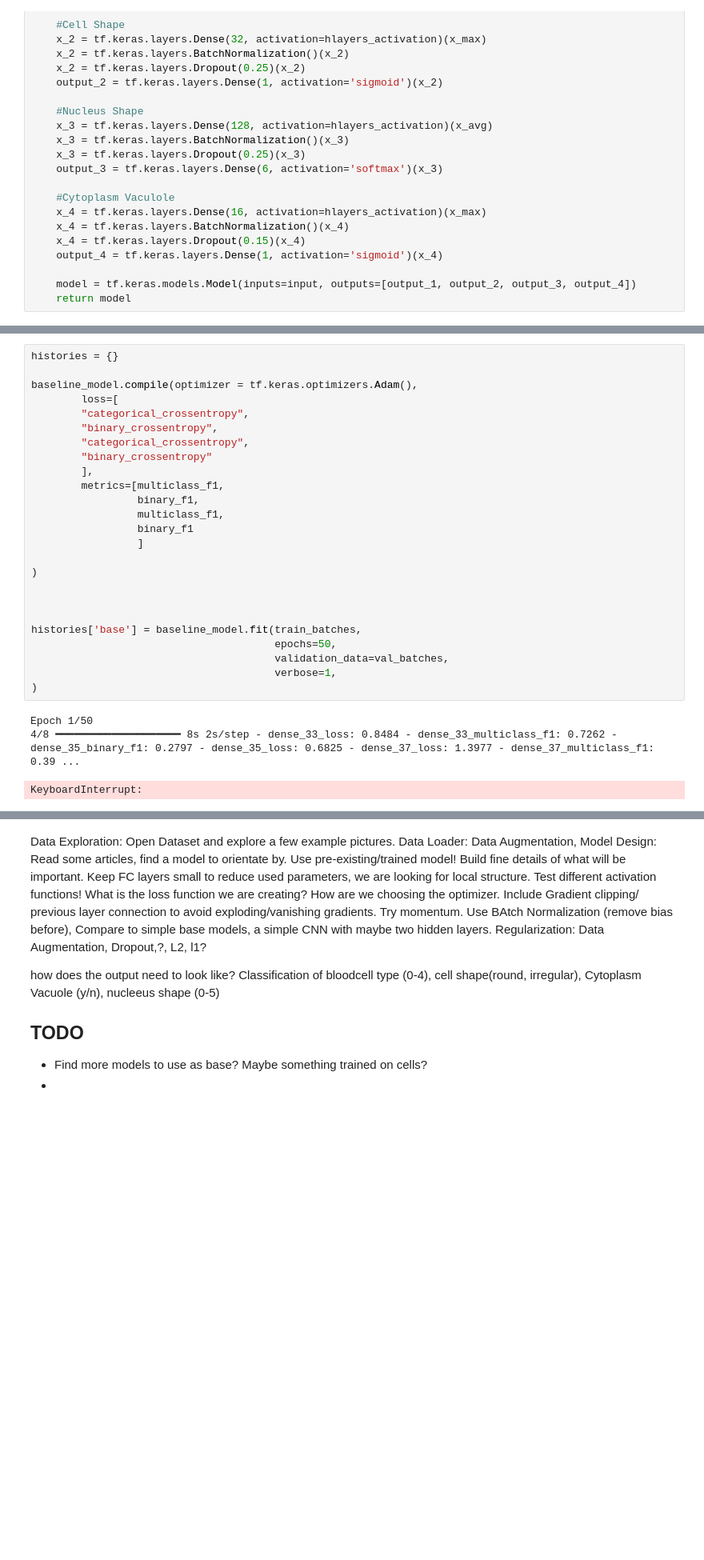
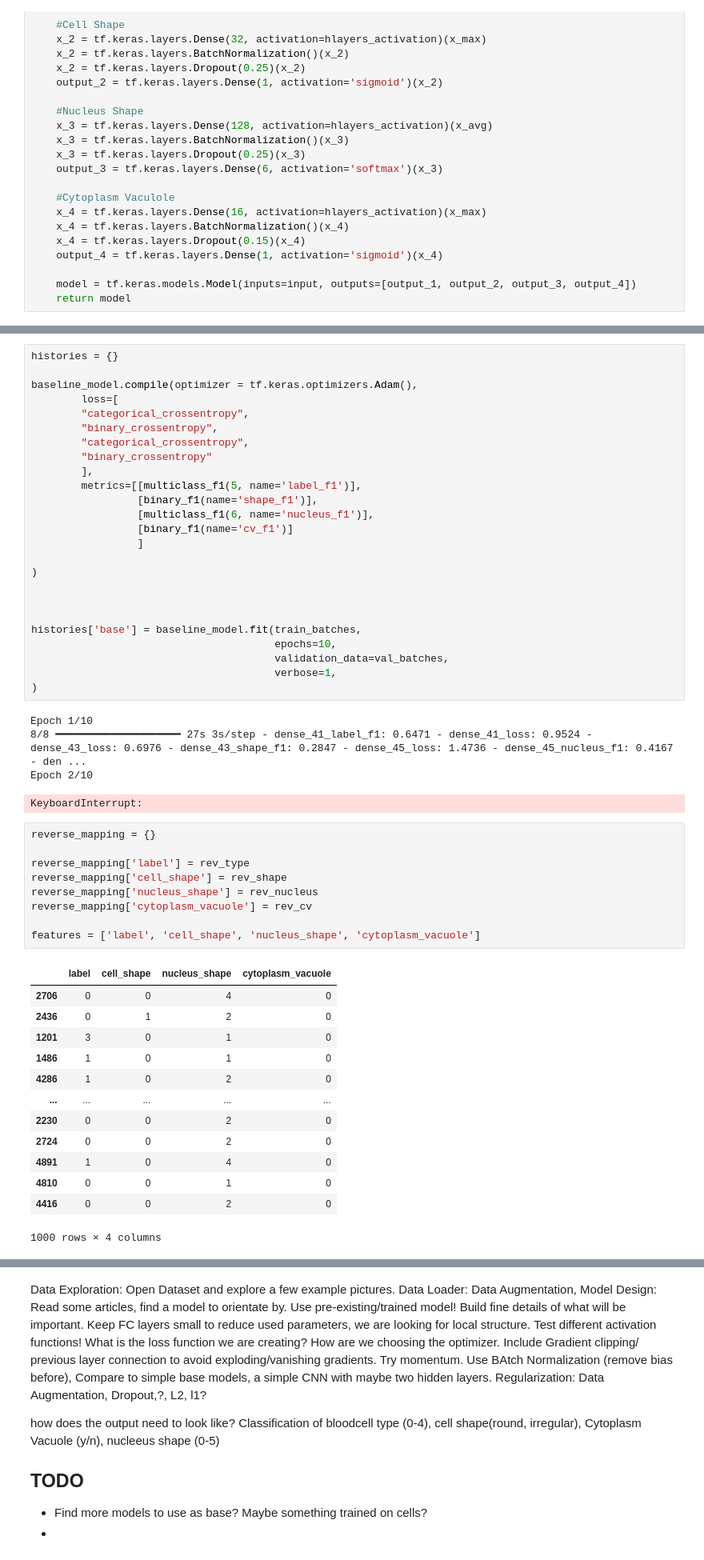
Before and after one commit to DavidWard839/deepNN_1, a Jupyter notebook: assignment_1_main.ipynb, the cells around one changed output, grey strips where cells are left out. Shown at 80% size. Saved outputs shown, nothing was run; the diff lists cells and outputs as text; blank space fills up the shorter version.

```diff
--- a/assignment_1_main.ipynb
+++ b/assignment_1_main.ipynb
@@ -305,10 +421,10 @@ baseline_model.compile(optimizer = tf.keras.optimizers.Adam(),
         "categorical_crossentropy",
         "binary_crossentropy"
         ],
-        metrics=[multiclass_f1,
-                 binary_f1,
-                 multiclass_f1,
-                 binary_f1
+        metrics=[[multiclass_f1(5, name='label_f1')],
+                 [binary_f1(name='shape_f1')],
+                 [multiclass_f1(6, name='nucleus_f1')],
+                 [binary_f1(name='cv_f1')]
                  ]
 
 )
@@ -316,11 +432,35 @@ baseline_model.compile(optimizer = tf.keras.optimizers.Adam(),
 
 
 histories['base'] = baseline_model.fit(train_batches,
-                                       epochs=50,
+                                       epochs=10,
                                        validation_data=val_batches,
                                        verbose=1,
 )
 # %% [output]
-Epoch 1/50
-4/8 ━━━━━━━━━━━━━━━━━━━━ 8s 2s/step - dense_33_loss: 0.8484 - dense_33_multiclass_f1: 0.7262 - dense_35_binary_f1: 0.2797 - dense_35_loss: 0.6825 - dense_37_loss: 1.3977 - dense_37_multiclass_f1: 0.39 ...
+Epoch 1/10
+8/8 ━━━━━━━━━━━━━━━━━━━━ 27s 3s/step - dense_41_label_f1: 0.6471 - dense_41_loss: 0.9524 - dense_43_loss: 0.6976 - dense_43_shape_f1: 0.2847 - dense_45_loss: 1.4736 - dense_45_nucleus_f1: 0.4167 - den ...
+Epoch 2/10
 KeyboardInterrupt:
+# %%
+reverse_mapping = {}
+
+reverse_mapping['label'] = rev_type
+reverse_mapping['cell_shape'] = rev_shape
+reverse_mapping['nucleus_shape'] = rev_nucleus
+reverse_mapping['cytoplasm_vacuole'] = rev_cv
+
+features = ['label', 'cell_shape', 'nucleus_shape', 'cytoplasm_vacuole']
+# %% [output]
+|  | label | cell_shape | nucleus_shape | cytoplasm_vacuole |
+| 2706 | 0 | 0 | 4 | 0 |
+| 2436 | 0 | 1 | 2 | 0 |
+| 1201 | 3 | 0 | 1 | 0 |
+| 1486 | 1 | 0 | 1 | 0 |
+| 4286 | 1 | 0 | 2 | 0 |
+| ... | ... | ... | ... | ... |
+| 2230 | 0 | 0 | 2 | 0 |
+| 2724 | 0 | 0 | 2 | 0 |
+| 4891 | 1 | 0 | 4 | 0 |
+| 4810 | 0 | 0 | 1 | 0 |
+| 4416 | 0 | 0 | 2 | 0 |
+1000 rows × 4 columns
```
Also changed, not shown: parts of 15 cells of this notebook.
